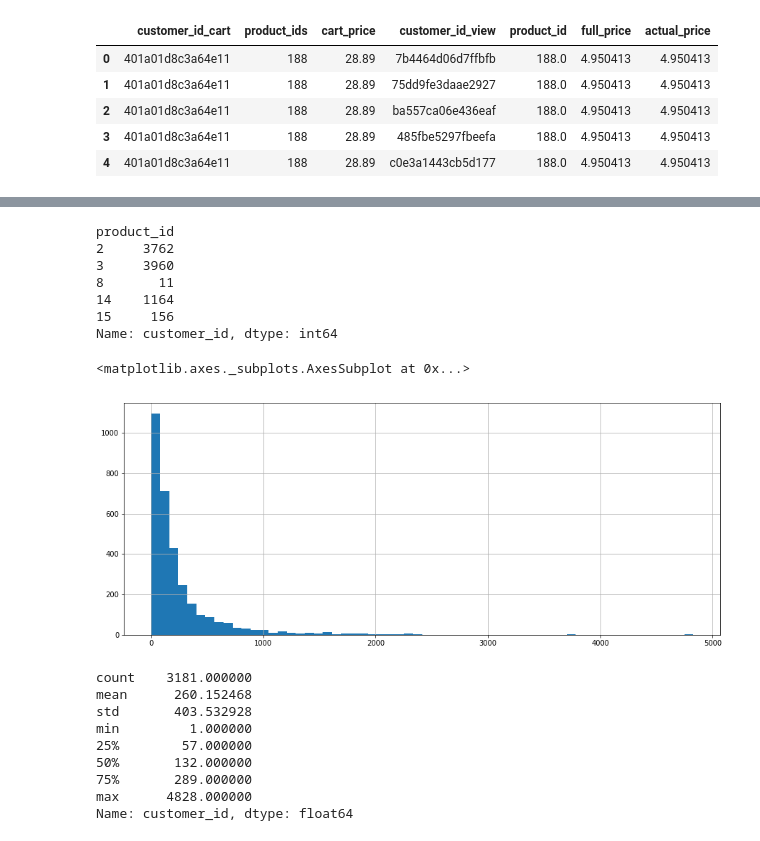
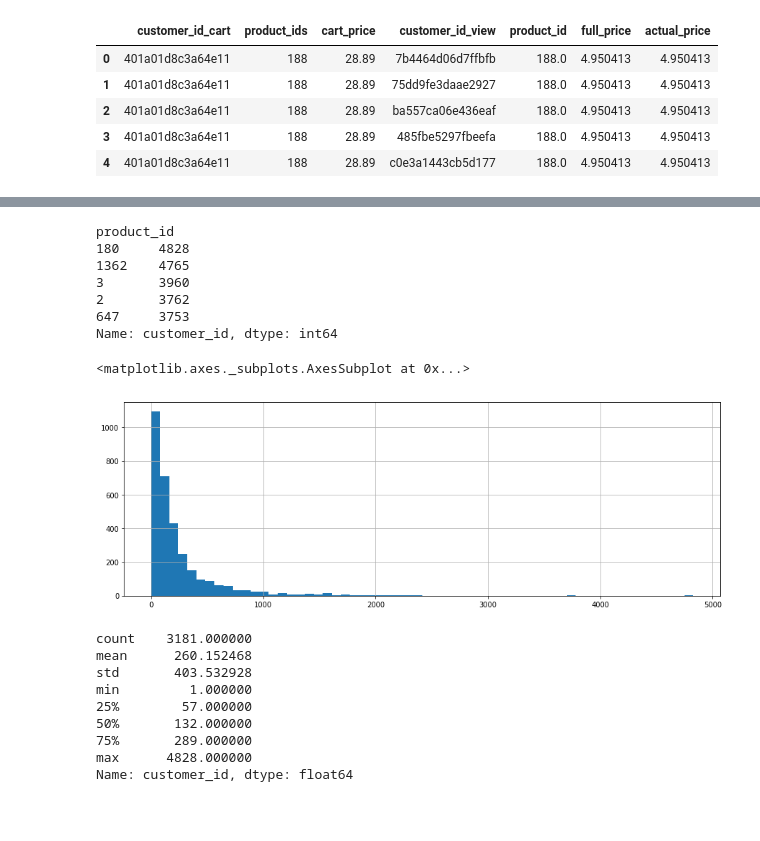
Before and after one commit to smortezahashemi/Ezako, a Jupyter notebook: temp.ipynb, the cells around one changed output, grey strips where cells are left out. Cells and saved outputs as stored; diff of their text form; code cells hidden in the pictures; blank space fills up the shorter version.

Commit message:
Working on correlation between views and purchase for each product

```diff
--- a/temp.ipynb
+++ b/temp.ipynb
@@ -17,6 +16,8 @@ import matplotlib.pyplot as plt
 
 views = pd.read_csv("C:/Users/Spa-Francorchamps/Downloads/eco_v0.2/all_product_2018.csv")
 carts = pd.read_csv("C:/Users/Spa-Francorchamps/Downloads/eco_v0.2/all_order_2018.csv")
+# %%
+plt.rcParams['figure.figsize'] = 15, 5
 # %%
 #-------Convert timestamp to human readable time units
 
@@ -132,19 +96,20 @@ groupedCart = cart_flatten.groupby('product_ids')
 # %%
 numOfViewsPerProd = groupedView.count()['customer_id']
 numOfPurchasesPerProd = groupedCart.count()['customer_id']
-numOfPurchasesPerProd.head()
-numOfViewsPerProd.head()
+numOfViewsPerProdSorted = numOfViewsPerProd.sort_values(ascending=False)
+numOfPurchasesPerProdSorted = numOfPurchasesPerProd.sort_values(ascending=False)
+numOfViewsPerProdSorted.head()
 # %% [output]
 product_id
-2     3762
-3     3960
-8       11
-14    1164
-15     156
+180     4828
+1362    4765
+3       3960
+2       3762
+647     3753
 Name: customer_id, dtype: int64
 # %%
-numOfViewsPerProd.hist(bins=60, figsize=(15,6))
+numOfViewsPerProd.hist(bins=60)
 # %% [output]
 <matplotlib.axes._subplots.AxesSubplot at 0x...>
-[figure, old version]
+[figure, new version]
 # %%
```
Also changed, not shown: parts of 60 cells of this notebook.
